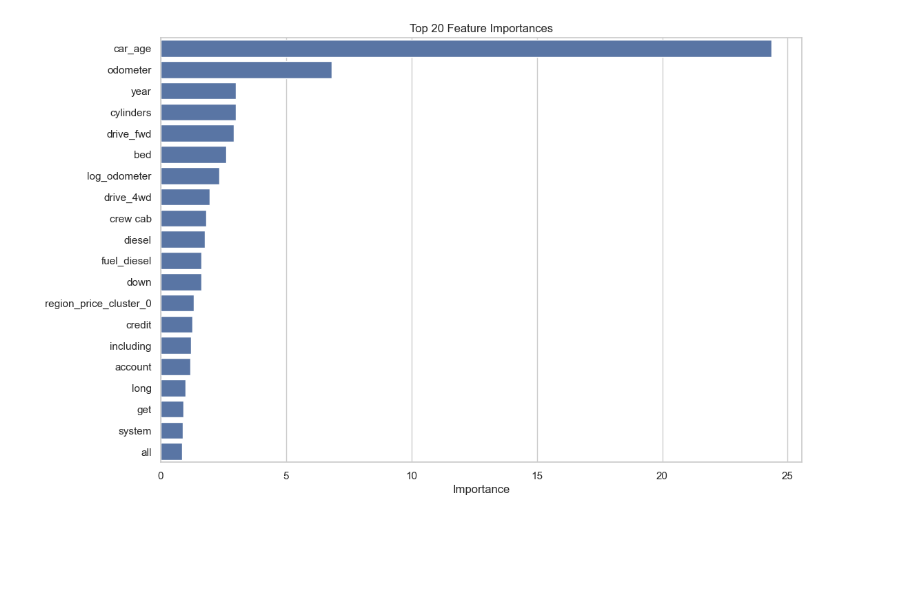
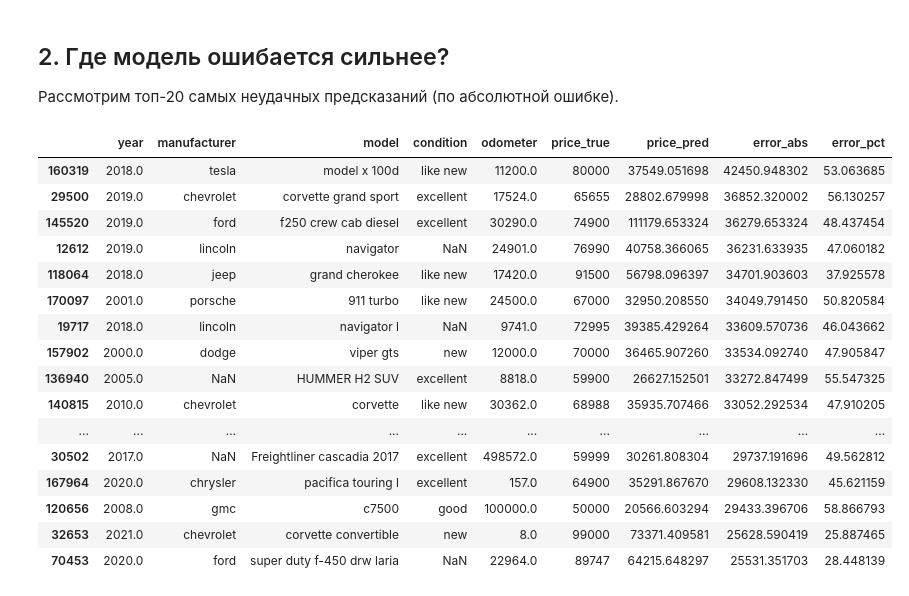
Before and after one commit to 700-2k/Craiglist-cars-price-prediction, a Jupyter notebook: notebooks/06_error_analysis.ipynb, the cells around one changed output. Cells and saved outputs as stored; diff of their text form; code cells hidden in the pictures; blank space fills up the shorter version.

```diff
--- a/notebooks/06_error_analysis.ipynb
+++ b/notebooks/06_error_analysis.ipynb
@@ -121,40 +106,24 @@ plt.show()
-# %%
-# 5. Важность признаков (Feature Importance)
-# Извлечем имена колонок и важности из пайплайна
-preprocessor = best_pipe.named_steps["prep"].named_steps["preprocess"]
-encoder = best_pipe.named_steps["prep"].named_steps["encode"]
-regressor_model = best_pipe.named_steps["model"].regressor_
-
-# Получаем названия признаков после кодирования
-tfidf_features = encoder.named_transformers_["description_tfidf"].get_feature_names_out()
-cat_features = encoder.named_transformers_["categorical_ohe"].get_feature_names_out()
-
-# Для числовых признаков нужно понять их порядок после preprocessor.
-# Preprocessor сохраняет и добавляет фичи. Мы можем применить preprocessor к одной строке, чтобы получить колонки.
-X_prep = preprocessor.transform(X_val.head(1))
-num_cols_item = encoder.transformers_[2][2]
-if callable(num_cols_item):
-    num_cols = num_cols_item(X_prep)
-else:
-    num_cols = num_cols_item
-
-all_feature_names = np.concatenate([tfidf_features, cat_features, num_cols])
-
-# Получаем feature importances из модели (Random Forest или CatBoost или DT)
-if hasattr(regressor_model, "feature_importances_"):
-    importances = regressor_model.feature_importances_
-
-    # Сортируем топ-20
-    indices = np.argsort(importances)[::-1][:20]
-    top_features = all_feature_names[indices]
-    top_importances = importances[indices]
-
-    plt.figure(figsize=(12, 8))
-    sns.barplot(x=top_importances, y=top_features)
-    plt.title("Top 20 Feature Importances")
-    plt.xlabel("Importance")
-    plt.show()
-else:
-    print("Модель не поддерживает feature_importances_ напрямую.")
-# %% [output]
-[figure, removed]
+# %% [markdown]
+## 2. Где модель ошибается сильнее?
+Рассмотрим топ-20 самых неудачных предсказаний (по абсолютной ошибке).
+# %%
+worst_predictions = results.sort_values("error_abs", ascending=False).head(20)
+display(worst_predictions[["year", "manufacturer", "model", "condition", "odometer", "price_true", "price_pred", "error_abs", "error_pct"]])
+# %% [output]
+|  | year | manufacturer | model | condition | odometer | price_true | price_pred | error_abs | error_pct |
+| 160319 | 2018.0 | tesla | model x 100d | like new | 11200.0 | 80000 | 37549.051698 | 42450.948302 | 53.063685 |
+| 29500 | 2019.0 | chevrolet | corvette grand sport | excellent | 17524.0 | 65655 | 28802.679998 | 36852.320002 | 56.130257 |
+| 145520 | 2019.0 | ford | f250 crew cab diesel | excellent | 30290.0 | 74900 | 111179.653324 | 36279.653324 | 48.437454 |
+| 12612 | 2019.0 | lincoln | navigator | NaN | 24901.0 | 76990 | 40758.366065 | 36231.633935 | 47.060182 |
+| 118064 | 2018.0 | jeep | grand cherokee | like new | 17420.0 | 91500 | 56798.096397 | 34701.903603 | 37.925578 |
+| 170097 | 2001.0 | porsche | 911 turbo | like new | 24500.0 | 67000 | 32950.208550 | 34049.791450 | 50.820584 |
+| 19717 | 2018.0 | lincoln | navigator l | NaN | 9741.0 | 72995 | 39385.429264 | 33609.570736 | 46.043662 |
+| 157902 | 2000.0 | dodge | viper gts | new | 12000.0 | 70000 | 36465.907260 | 33534.092740 | 47.905847 |
+| 136940 | 2005.0 | NaN | HUMMER H2 SUV | excellent | 8818.0 | 59900 | 26627.152501 | 33272.847499 | 55.547325 |
+| 140815 | 2010.0 | chevrolet | corvette | like new | 30362.0 | 68988 | 35935.707466 | 33052.292534 | 47.910205 |
+| ... | ... | ... | ... | ... | ... | ... | ... | ... | ... |
+| 30502 | 2017.0 | NaN | Freightliner cascadia 2017 | excellent | 498572.0 | 59999 | 30261.808304 | 29737.191696 | 49.562812 |
+| 167964 | 2020.0 | chrysler | pacifica touring l | excellent | 157.0 | 64900 | 35291.867670 | 29608.132330 | 45.621159 |
+| 120656 | 2008.0 | gmc | c7500 | good | 100000.0 | 50000 | 20566.603294 | 29433.396706 | 58.866793 |
+| 32653 | 2021.0 | chevrolet | corvette convertible | new | 8.0 | 99000 | 73371.409581 | 25628.590419 | 25.887465 |
+| 70453 | 2020.0 | ford | super duty f-450 drw laria | NaN | 22964.0 | 89747 | 64215.648297 | 25531.351703 | 28.448139 |
```
Also changed, not shown: parts of 19 cells of this notebook, 5 other files.
